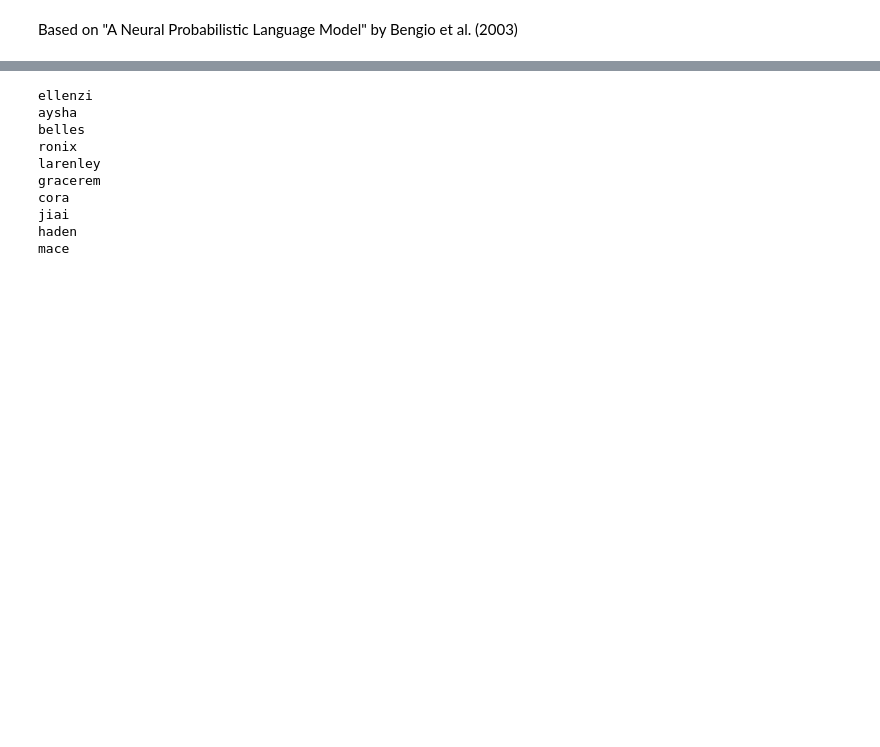
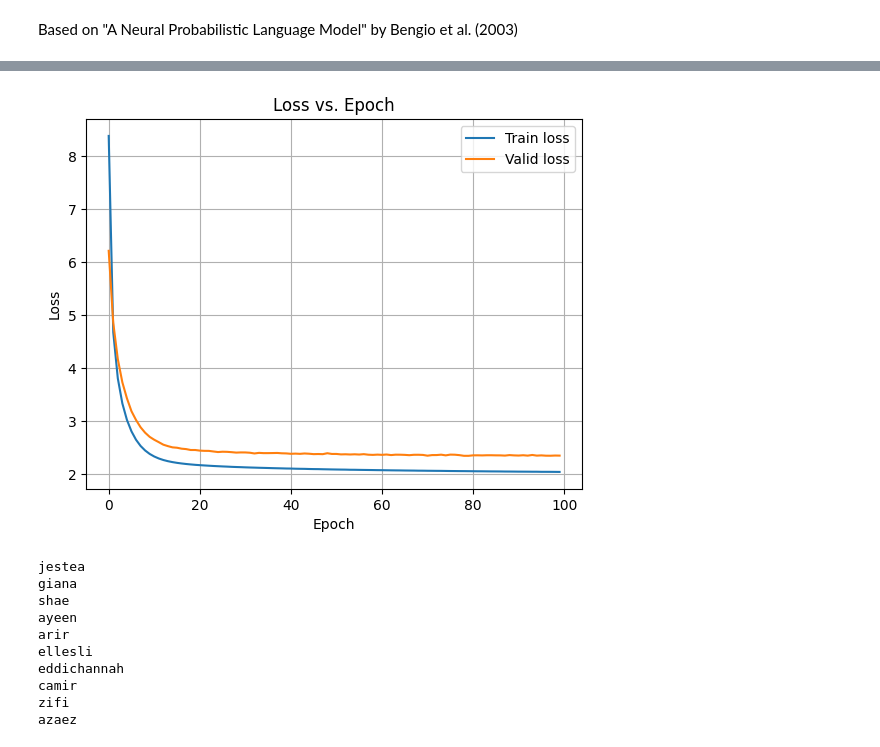
Before and after one commit to daniel-zm-fang/Neural-Network-Tutorials, a Jupyter notebook: 4_neural_lang_model.ipynb, the cells around one changed output, grey strips where cells are left out. Saved outputs shown, nothing was run; the diff lists cells and outputs as text; code cells hidden in the pictures; blank space fills up the shorter version.

```diff
--- a/4_neural_lang_model.ipynb
+++ b/4_neural_lang_model.ipynb
@@ -5,3 +5,6 @@ import torch
 import torch.nn.functional as F
 from torch.utils.data import DataLoader, Dataset
 import matplotlib.pyplot as plt
+
+device = torch.device("cuda" if torch.cuda.is_available() else "cpu")
+print(device)
@@ -43,14 +52,14 @@ class WordDataSet(Dataset):
     def __getitem__(self, idx):
         return self.X[idx], self.y[idx]
 # %%
-blck_size = 3
+blck_size = 4
 train_ds = WordDataSet(train_words, blck_size)
 valid_ds = WordDataSet(valid_words, blck_size)
 test_ds = WordDataSet(test_words, blck_size)
 
-train_dl = DataLoader(train_ds, batch_size=64, shuffle=True)
-valid_dl = DataLoader(valid_ds, batch_size=64, shuffle=True)
-test_dl = DataLoader(test_ds, batch_size=64, shuffle=True)
+train_dl = DataLoader(train_ds, batch_size=256, shuffle=True)
+valid_dl = DataLoader(valid_ds, batch_size=256, shuffle=True)
+test_dl = DataLoader(test_ds, batch_size=256, shuffle=True)
 # %%
 class NNLM(torch.nn.Module):
     # Neural Network Language Model
@@ -78,5 +88,6 @@ Embedding size > 32 doesn't make sense, because the alphabet size is only 26.
 # %%
-model = NNLM(32, 200, len(train_ds.chars) + 1, blck_size)
+model = NNLM(8, 128, len(train_ds.chars) + 1, blck_size)
+model.to(device)
 print(f'Number of parameters: {sum([p.numel() for p in model.parameters()])}')
 
 num_epochs = 100
@@ -88,6 +99,7 @@ for epoch in range(num_epochs):
     model.train()
     running_loss = 0
     for x, y in train_dl:
+        x, y = x.to(device), y.to(device)
         optimizer.zero_grad()
         y_hat = model(x)
         loss = criterion(y_hat, y)
@@ -99,6 +111,7 @@ for epoch in range(num_epochs):
     model.eval()
     running_loss = 0
     for x, y in valid_dl:
+        x, y = x.to(device), y.to(device)
         y_hat = model(x)
         loss = criterion(y_hat, y)
         running_loss += loss.item()
@@ -126,3 +139,14 @@ Epoch: 100/100 | Train loss: 1.9925 | Valid loss: 2.3922
+# %%
+plt.plot(train_loss, label='Train loss')
+plt.plot(valid_loss, label='Valid loss')
+plt.legend()
+plt.xlabel('Epoch')
+plt.ylabel('Loss')
+plt.title('Loss vs. Epoch')
+plt.grid()
+plt.show()
+# %% [output]
+[figure, added]
 # %%
 # sampling
 max_length = 20
@@ -144,13 +168,13 @@ for _ in range(num_words):
         context = context[1:] + [sampled_char_idx]
     print(''.join(generated_word))
 # %% [output]
-ellenzi
-aysha
-belles
-ronix
-larenley
-gracerem
-cora
-jiai
-haden
-mace
+jestea
+giana
+shae
+ayeen
+arir
+ellesli
+eddichannah
+camir
+zifi
+azaez
```
Also changed, not shown: parts of 4 cells of this notebook, 2 other files.
